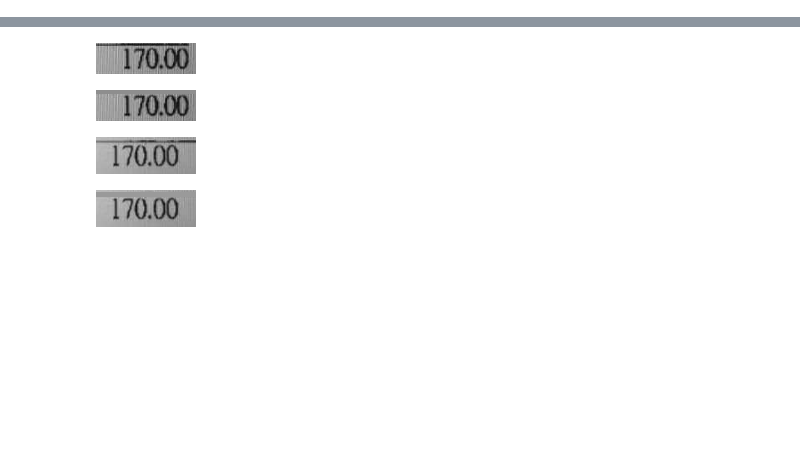
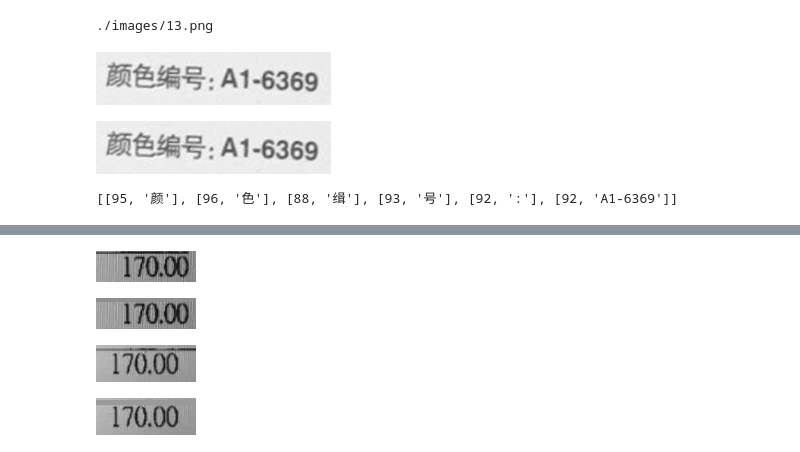
Before and after one commit to vance-coder/OCR, a Jupyter notebook: pre_precess.ipynb, the cells around one changed output, grey strips where cells are left out. Saved outputs shown, nothing was run; the diff lists cells and outputs as text; code cells hidden in the pictures; blank space fills up the shorter version.

```diff
--- a/pre_precess.ipynb
+++ b/pre_precess.ipynb
@@ -44,34 +79,40 @@ display(Image.fromarray(dilated))
 # %%
-from glob import glob
-import pytesseract
 
 paths = glob('./images/*_.png')
 
 def process_img(path):
     img = cv2.imread(path)
     img = cv2.cvtColor(img, cv2.COLOR_BGR2GRAY)
 #     display(img)
 
     arr = (img // 10)*10
     counts = np.bincount(arr.flatten())
 #     print(np.argmax(counts))
 
     display(Image.fromarray(img))
 
     # threshold
 #     ret, thresh1 = cv2.threshold(img, 40, 255, cv2.THRESH_BINARY)
 #     ret, thresh1 = cv2.threshold(img, 127, 255, cv2.THRESH_TRUNC)
 
     # 对比度图像增强法
 #     new_arr = thresh1*2
 
     img = Image.fromarray(img)
     display(img.convert('RGB'))
     return img
 
-# for p in paths:
-#     image = process_img(p)
-#     print(p)
-#     text = pytesseract.image_to_data(image, output_type=pytesseract.Output.DATAFRAME, config='-l eng --oem 3 --psm 7 -c load_system_dawg=0 -c load_freq_dawg=0')
+for p in paths:
+    p = './images/13.png'
+    print(p)
+    image = process_img(p)
+    df = pytesseract.image_to_data(image, output_type=pytesseract.Output.DATAFRAME, config='-l chi_sim --oem 3 --psm 7 -c load_system_dawg=0 -c load_freq_dawg=0')
 
-#     print(type(text))
+    df = df[df.conf>0][['conf', 'text']]
+    print(df.to_dict('split').get('data'))
+    break
+# %% [output]
+./images/13.png
+[figure, added]
+[figure, added]
+[[95, '颜'], [96, '色'], [88, '缉'], [93, '号'], [92, ':'], [92, 'A1-6369']]
```
Also changed, not shown: parts of 10 cells of this notebook, 5 other files.
